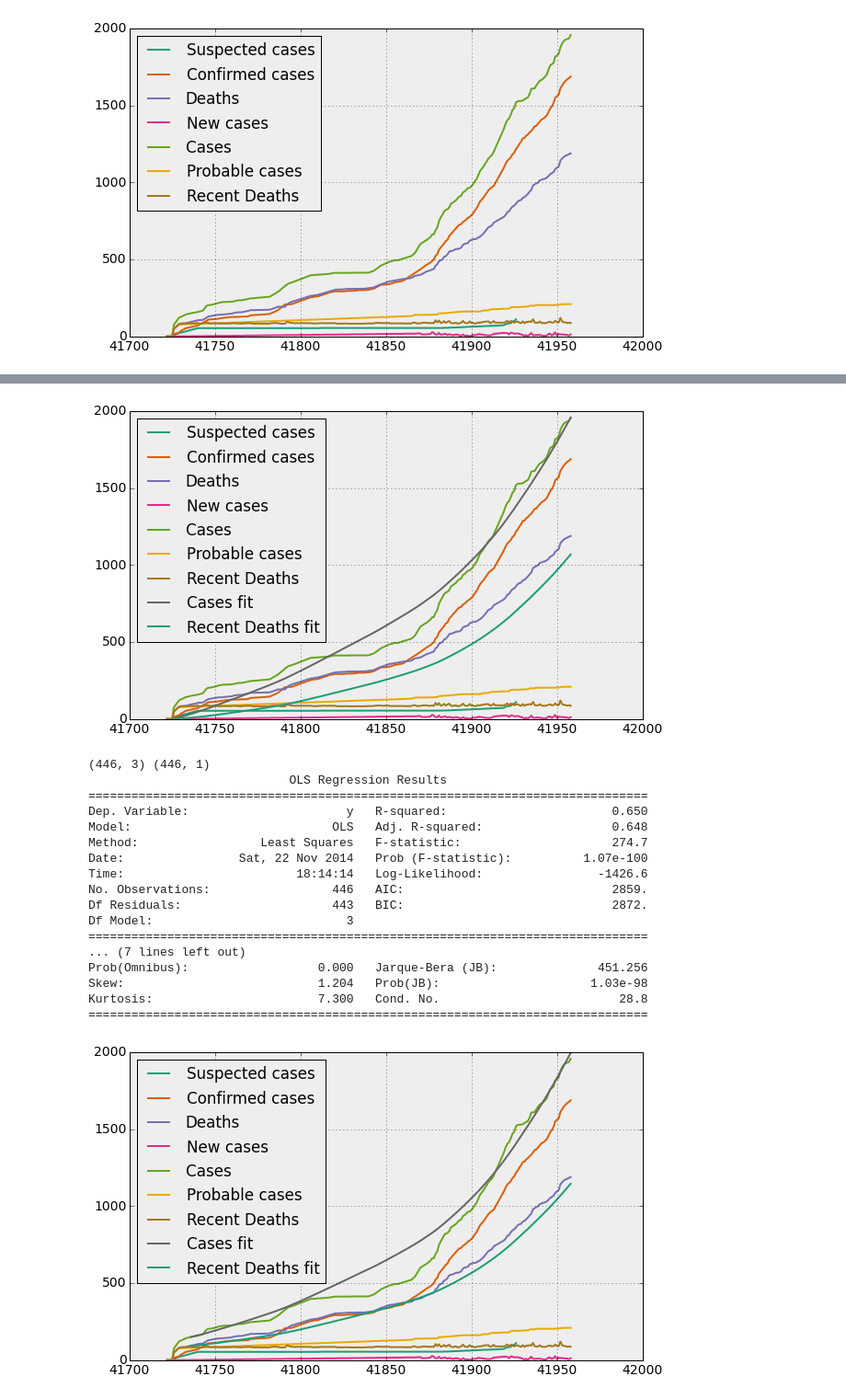
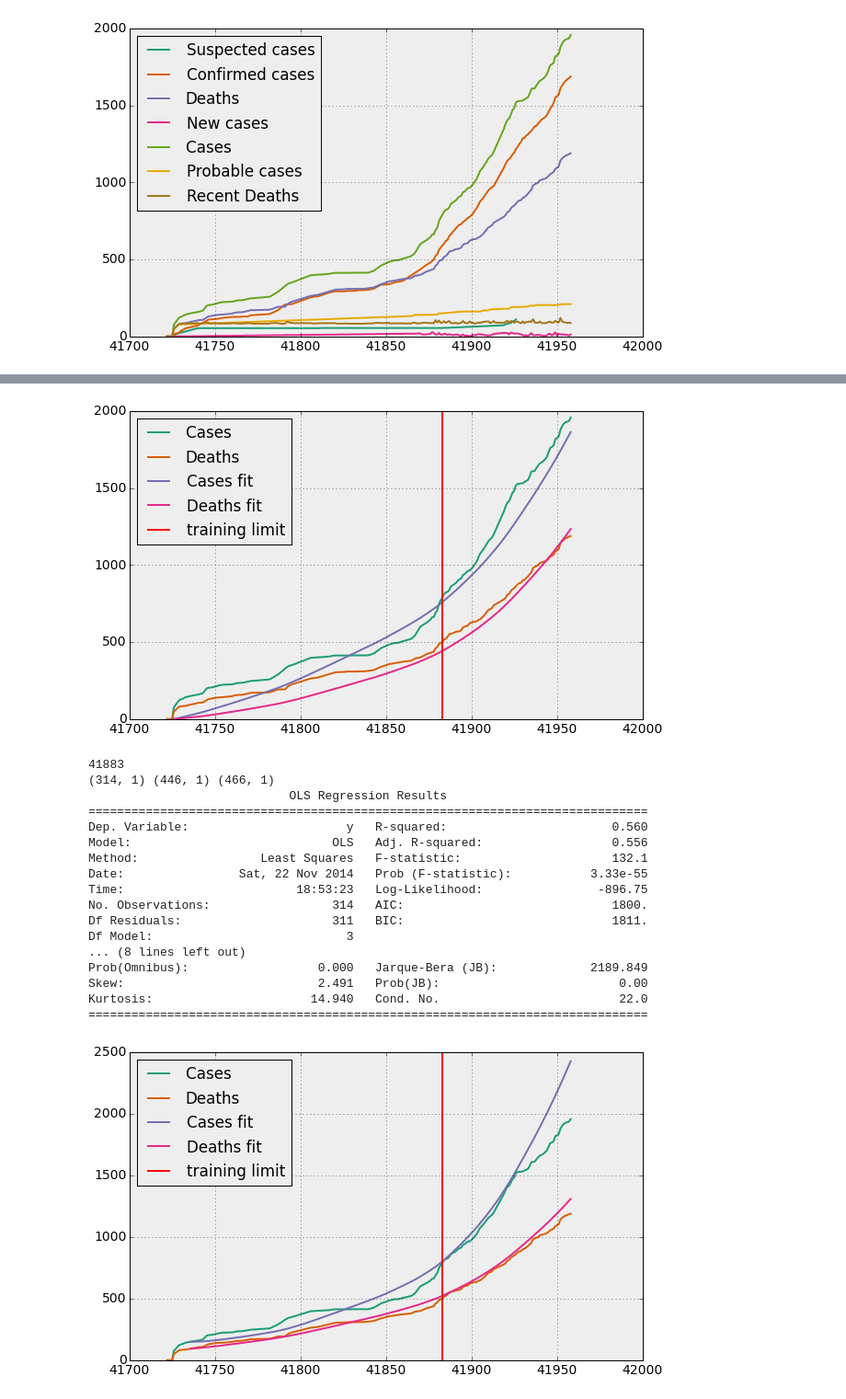
Before and after one commit to gsabran/data-science-project, a Jupyter notebook: code/timeseries.ipynb, the cells around one changed output, grey strips where cells are left out. Shown at 92% size. Cells and saved outputs as stored; diff of their text form; code cells hidden in the pictures.

Commit message:
add limit for training

```diff
--- a/code/timeseries.ipynb
+++ b/code/timeseries.ipynb
@@ -230,9 +231,9 @@ df[df.type == 'original'].groupby('category').count()
 | Probable cases | 41 | 41 | 41 | 41 | 41 | 41 | 41 | 41 | ... |
 | Suspected cases | 38 | 38 | 38 | 38 | 38 | 38 | 38 | 38 | ... |
 # %%
-def plot(country_code, sdr_id):
+def plot(country_code, sdr_id, categories=ts_interpolated.category.unique()):
     df = ts_interpolated[(ts_interpolated.country_code == country_code) & (ts_interpolated.sdr_id == sdr_id)]
-    for c in df.category.unique():
+    for c in categories:
         _df = df[(df.category == c)]
         plt.plot(_df.date, _df.value, label=c)
 
@@ -272,15 +273,21 @@ def to_X_Y(country_code, sdr_id):
             dates.append(d)
     return np.array(X), np.array(Y), dates
 
-def fit_data(country_code, sdr_id, days_after):
+def fit_data(country_code, sdr_id, train_limit, days_after):
+    train_limit = (dt.datetime.strptime(train_limit, '%Y-%m-%d') - dt.datetime(1899, 12, 30)).days
+    print train_limit
     # convert the data to matrix
     X, Y, dates = to_X_Y(country_code, sdr_id)
+    train_limit -= dates[0]
     # remove the beginning of the epidemy
     X_truncated = X[days_after * 2:, :]
     Y_truncated = Y[days_after * 2:, :]
-    print X_truncated.shape, Y_truncated.shape
+    # remove the non training data
+    X_truncated_train = X_truncated[:train_limit * 2, :]
+    Y_truncated_train = Y_truncated[:train_limit * 2, :]
     # fit the OLS
-    model = sm.OLS(Y_truncated, X_truncated)
+    model = sm.OLS(Y_truncated_train, X_truncated_train)
+    print Y_truncated_train.shape, Y_truncated.shape, Y.shape
     results = model.fit()
     # print the OLS stats
     print(results.summary())
@@ -300,16 +307,22 @@ def fit_data(country_code, sdr_id, days_after):
 
     return cum_y, cum_d_recent, dates[days_after:]
 
-def plot_fit(country_code, sdr_id, days_after=0):
-    plot(country_code, sdr_id)
-    Y_hat, D_hat, dates = fit_data(country_code, sdr_id, days_after)
+def plot_fit(country_code, sdr_id, train_limit='2014-10-01', days_after=0):
+    plot(country_code, sdr_id, ['Cases', 'Deaths'])
+    Y_hat, D_hat, dates = fit_data(country_code, sdr_id, train_limit, days_after)
     plt.plot(dates, Y_hat, label='Cases fit')
     plt.plot(dates, D_hat, label='Deaths fit')
 
+    # plot trianing limit
+    train_limit = (dt.datetime.strptime(train_limit, '%Y-%m-%d') - dt.datetime(1899, 12, 30)).days
+    ax = plt.axis()
+    plt.plot([train_limit, train_limit], [0, 100000], color='r', label='training limit')
+    plt.axis(ax)
+
     plt.legend(loc=2)
 # %%
 country_code, sdr_id = 'GN', 0
-plot_fit(country_code, sdr_id, 0)
+plot_fit(country_code, sdr_id, train_limit='2014-09-01', days_after=0)
 plt.show()
-plot_fit(country_code, sdr_id, 10)
+plot_fit(country_code, sdr_id, train_limit='2014-09-01', days_after=10)
 # %% [output]
@@ -333,19 +346,19 @@ Kurtosis:                      30.849   Cond. No.                         27.7
-[figure, old version]
+[figure, new version]
-(446, 3) (446, 1)
+41883
+(314, 1) (446, 1) (466, 1)
                             OLS Regression Results
 ==============================================================================
-Dep. Variable:                      y   R-squared:                       0.650
-Model:                            OLS   Adj. R-squared:                  0.648
-Method:                 Least Squares   F-statistic:                     274.7
-Date:                Sat, 22 Nov 2014   Prob (F-statistic):          1.07e-100
-Time:                        18:14:14   Log-Likelihood:                -1426.6
-No. Observations:                 446   AIC:                             2859.
-Df Residuals:                     443   BIC:                             2872.
+Dep. Variable:                      y   R-squared:                       0.560
+Model:                            OLS   Adj. R-squared:                  0.556
+Method:                 Least Squares   F-statistic:                     132.1
+Date:                Sat, 22 Nov 2014   Prob (F-statistic):           3.33e-55
+Time:                        18:53:23   Log-Likelihood:                -896.75
+No. Observations:                 314   AIC:                             1800.
+Df Residuals:                     311   BIC:                             1811.
 Df Model:                           3
+... (8 lines left out)
+Prob(Omnibus):                  0.000   Jarque-Bera (JB):             2189.849
+Skew:                           2.491   Prob(JB):                         0.00
+Kurtosis:                      14.940   Cond. No.                         22.0
 ==============================================================================
-... (7 lines left out)
-Prob(Omnibus):                  0.000   Jarque-Bera (JB):              451.256
-Skew:                           1.204   Prob(JB):                     1.03e-98
-Kurtosis:                       7.300   Cond. No.                         28.8
-==============================================================================
-[figure, old version]
+[figure, new version]
```
Also changed, not shown: parts of 2 cells of this notebook.
